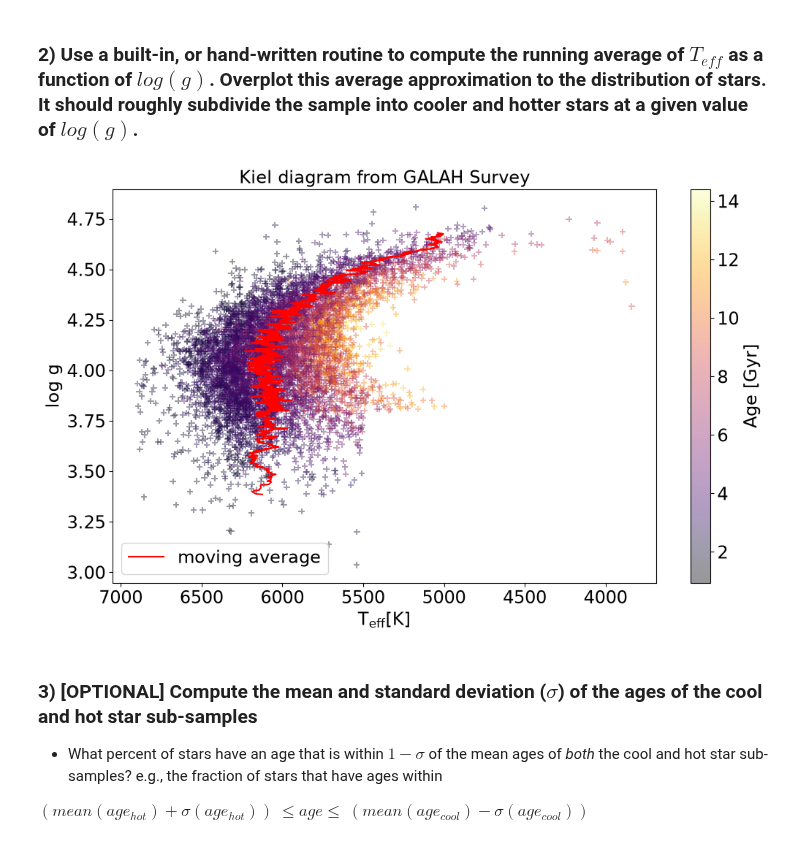
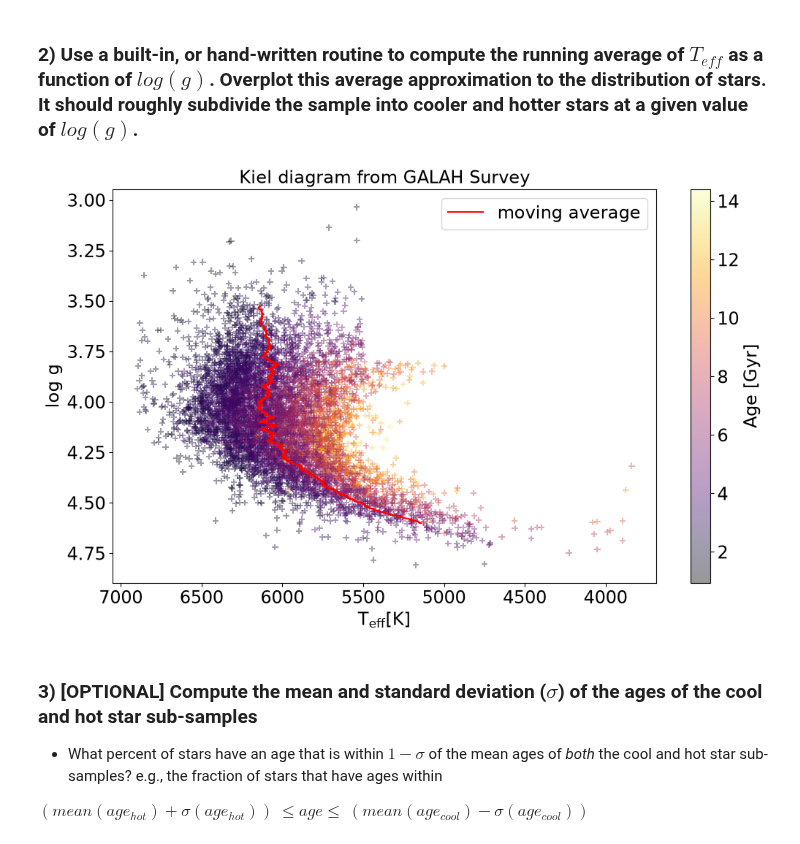
Before and after one commit to MarcusFri/NumAstro2026W_MarcusFrischherz_08225094, a Jupyter notebook: Exercise_sheet_2.ipynb, the cells around one changed output. Cells and saved outputs as stored; diff of their text form; code cells hidden in the pictures.

```diff
--- a/Exercise_sheet_2.ipynb
+++ b/Exercise_sheet_2.ipynb
@@ -84,32 +84,33 @@ plt.show()
 # %%
 sort_idx = np.argsort(logg)                                         # as log g is our x-axis, we first create a sort index based on logg
 logg_sorted = logg[sort_idx]                                        # and then sort logg
 teff_sorted = teff[sort_idx]                                        # and teff along logg
 
-window_size = 41                                                   # this is the sliding window for the running average, odd so that start_idx is a whoöe value
+window_size = 201                                                   # this is the sliding window for the running average, odd so that start_idx is a whoöe value
 weights = np.ones(window_size) / window_size                        # starting with 200 the curve starts to look less nervous
 teff_avg = np.convolve(teff_sorted, weights, mode='valid')          # convolution is a powerful instrument, used a lot in signal processing
                                                                     # but by convolution with a flat normalized window, we create a running average
 start_idx = (window_size - 1) // 2                                  # by using the 'valid' method, we got as a result an array of length max(teff_sorted,weights) - min(teff_sorted, weights) + 1
 logg_aligned = logg_sorted[start_idx : start_idx + len(teff_avg)]   # so we shift and slice our curve accordingly to match the original data
                                                                     # this is the reason, the red curve does not cover the complete logg range
 plt.figure()
 plt.scatter(teff, logg, marker='+', alpha=0.4, c=age, cmap='inferno')
 plt.colorbar().set_label(label='Age [Gyr]')
 plt.plot(teff_avg, logg_aligned, color='red', label='moving average')
 plt.gca().invert_xaxis()
+plt.gca().invert_yaxis()
 plt.ylabel('log g')
 plt.xlabel(r'$\mathrm{T_{eff} [K]}$')
 plt.ylabel('log g')
 plt.legend()
 plt.title('Kiel diagram from GALAH Survey')
 
 plt.savefig('moving_avr.png')
 plt.show()
 
 #print(logg.size, teff.size, weights.size, teff_avg.size, logg_aligned.size)
 # %% [output]
-[figure, old version]
+[figure, new version]
 # %% [markdown]
 ### 3) [OPTIONAL]  Compute the mean and standard deviation ($\sigma$) of the ages of the cool and hot star sub-samples
 
```
Also changed, not shown: parts of 4 cells of this notebook.
